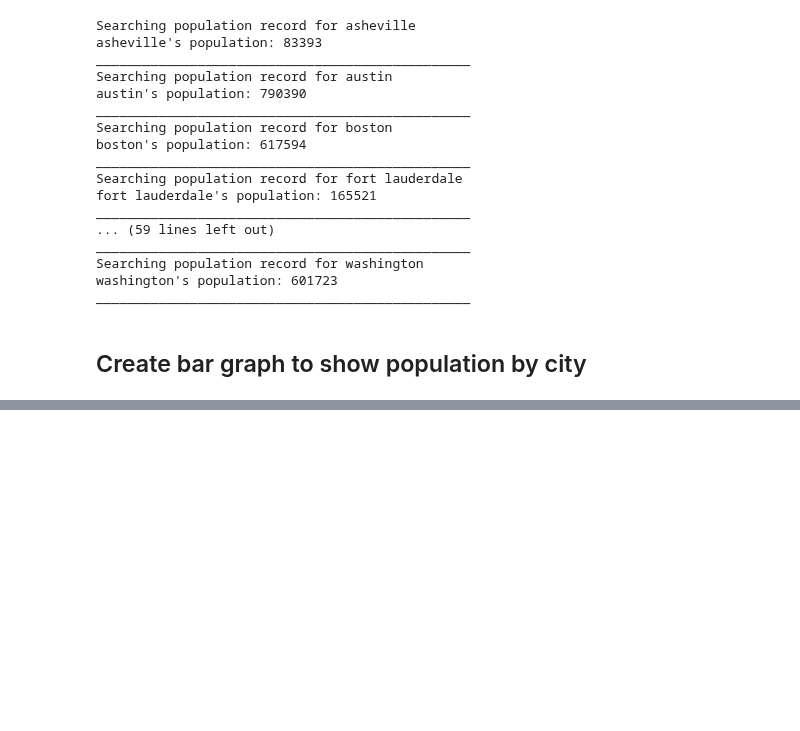
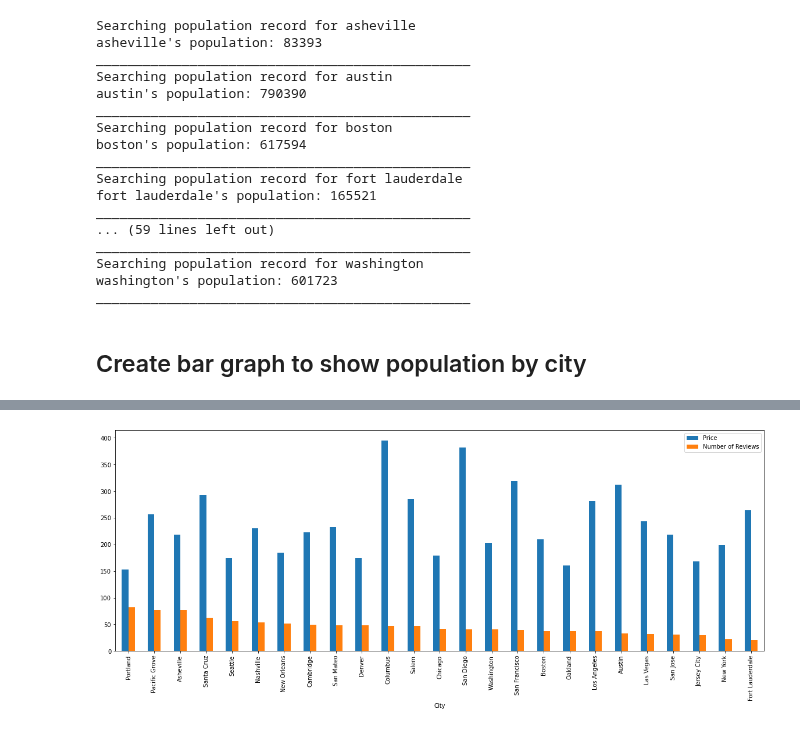
Before and after one commit to marieprosper77/Project1_Diplodocus-_Team, a Jupyter notebook: airbnb-starter.ipynb, the cells around one changed output, grey strips where cells are left out. Saved outputs shown, nothing was run; the diff lists cells and outputs as text; code cells hidden in the pictures; blank space fills up the shorter version.

```diff
--- a/airbnb-starter.ipynb
+++ b/airbnb-starter.ipynb
@@ -137,0 +151,10 @@ sorted_by_pop
+# %%
+sorted_by_reviews = graphs_df.sort_values(by='Number of Reviews', ascending=False)
+
+price_reviews = sorted_by_reviews[['City', 'Price', 'Number of Reviews']]
+price_reviews = price_reviews.set_index('City')
+
+price_reviews.plot(kind="bar", figsize=(20,7))
+plt.show()
+# %% [output]
+[figure, added]
```
Also changed, not shown: parts of 7 cells of this notebook.
